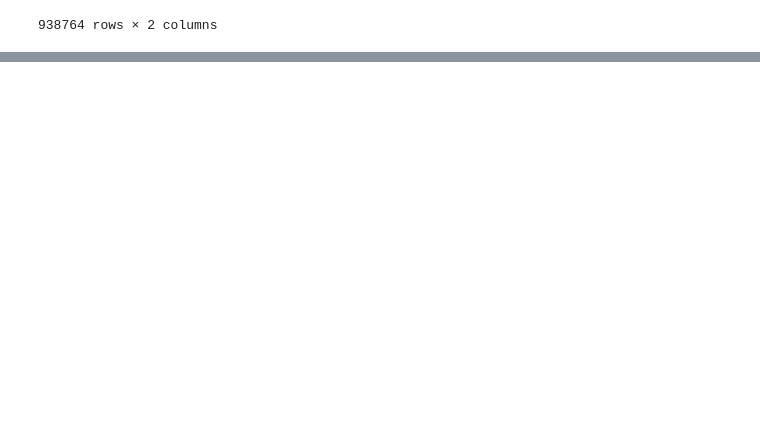
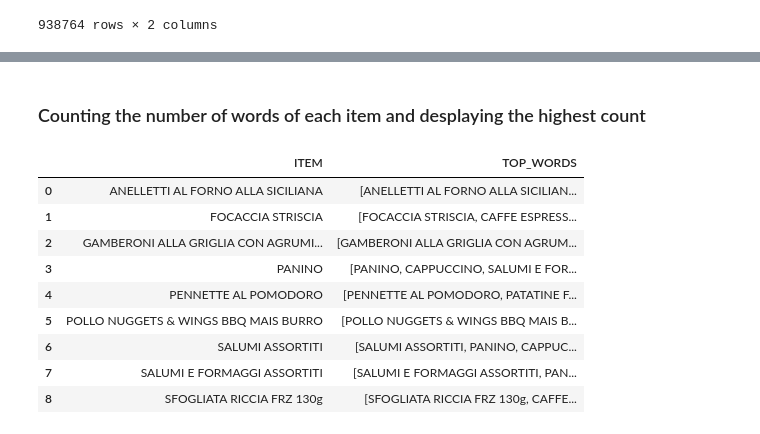
Before and after one commit to IgalKF/Academy.DataScience.MenuOptimization, a Jupyter notebook: ItalyMenu.ipynb, the cells around one changed output, grey strips where cells are left out. Drawn from its saved outputs; the diff is of its cells as text; code cells hidden in the pictures; blank space fills up the shorter version.

```diff
--- a/ItalyMenu.ipynb
+++ b/ItalyMenu.ipynb
@@ -803,18 +826,31 @@ suggest_df.reset_index(inplace=True)
+# %% [markdown]
+### Counting the number of words of each item and desplaying the highest count
 # %%
 import pandas as pd
 from collections import Counter
 
 # Define a function to extract the top n words from a string
 def top_n_words(string, n):
     # Split the string into words
     words = string.split(',')
     # Count the frequency of each word
     word_counts = Counter(words)
     # Return the top n most common words
     return [word for word, count in word_counts.most_common(n)]
 
 # Apply the function to each row of the dataframe
 suggest_df['TOP_WORDS'] = suggest_df['ORDER'].apply(lambda x: top_n_words(x, 4))
 suggest_df.drop(columns=['ORDER'],inplace=True)
 # Print the resulting dataframe
-suggest_df.to_csv('abc.csv')
+suggest_df
+# %% [output]
+|  | ITEM | TOP_WORDS |
+| 0 | ANELLETTI AL FORNO ALLA SICILIANA | [ANELLETTI AL FORNO ALLA SICILIAN... |
+| 1 | FOCACCIA STRISCIA | [FOCACCIA STRISCIA, CAFFE ESPRESS... |
+| 2 | GAMBERONI ALLA GRIGLIA CON AGRUMI... | [GAMBERONI ALLA GRIGLIA CON AGRUM... |
+| 3 | PANINO | [PANINO, CAPPUCCINO, SALUMI E FOR... |
+| 4 | PENNETTE AL POMODORO | [PENNETTE AL POMODORO, PATATINE F... |
+| 5 | POLLO NUGGETS & WINGS BBQ MAIS BURRO | [POLLO NUGGETS & WINGS BBQ MAIS B... |
+| 6 | SALUMI ASSORTITI | [SALUMI ASSORTITI, PANINO, CAPPUC... |
+| 7 | SALUMI E FORMAGGI ASSORTITI | [SALUMI E FORMAGGI ASSORTITI, PAN... |
+| 8 | SFOGLIATA RICCIA FRZ 130g | [SFOGLIATA RICCIA FRZ 130g, CAFFE... |
```
Also changed, not shown: parts of 8 cells of this notebook.
